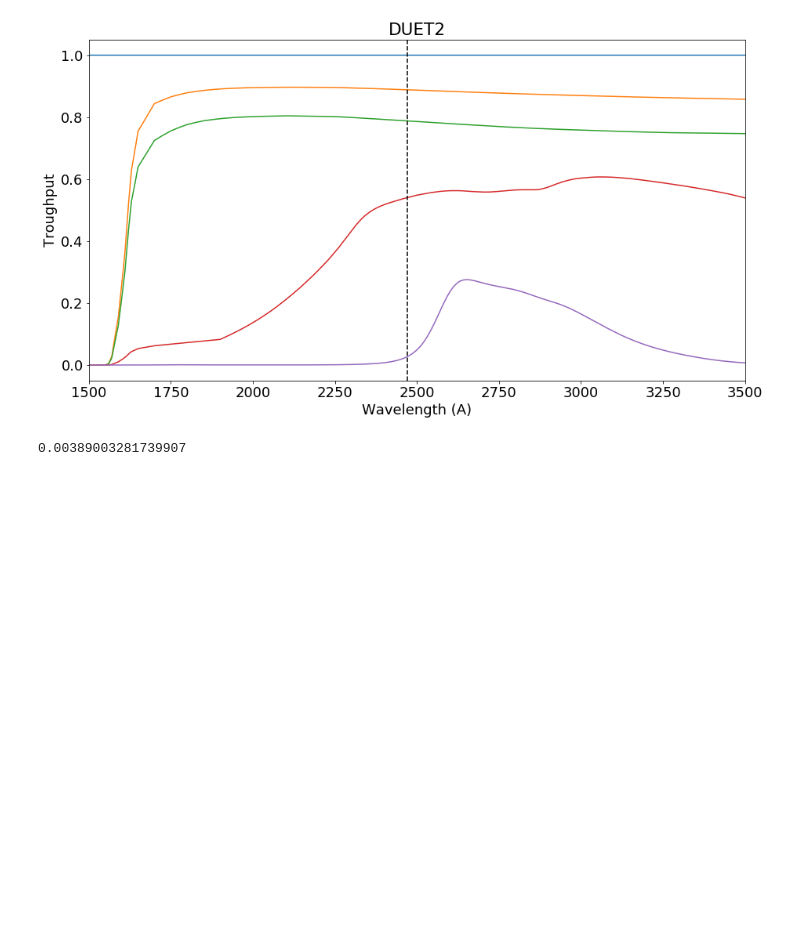
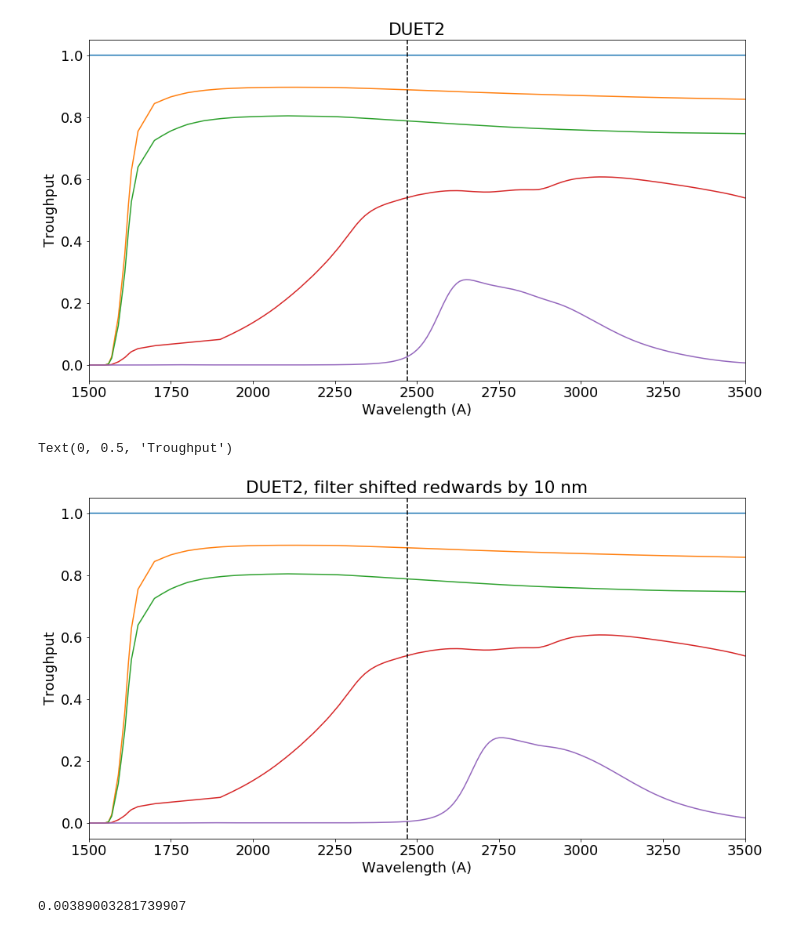
Before and after one commit to bwgref/duet-astro, a Jupyter notebook: notebooks/OII 247nm suppression.ipynb, the cells around one changed output. Cells and saved outputs as stored; diff of their text form; code cells hidden in the pictures; blank space fills up the shorter version.

Commit message:
Update to OII suppression notebook
Now shows background levels and effect of shifting DUET2 to the red.
Also fixed a minor bug in imsim_srcdetect.

```diff
--- a/notebooks/OII 247nm suppression.ipynb
+++ b/notebooks/OII 247nm suppression.ipynb
@@ -41,6 +45,8 @@ red_wave2, red_trans2 = load_redfilter(duet.bandpass_files['names'][1], filter_t
 # %% [output]
 Optics reflectivity loader
 Input file /Users/mheida/scripts/git/duet-astro/astroduet/data/mirror_coatings_20190518.csv
+# %%
+alt_wave2, alt_trans2 = red_wave2+10*u.nm, red_trans2
 # %%
 print(duet.band1)
 print(duet.band2)
@@ -62,6 +68,8 @@ flat['flux_trqf'] = apply_trans(flat['wavelength'], flat['flux_trq'], red_wave1,
 
 flat['flux_trq2'] = apply_trans(flat['wavelength'], flat['flux_tr'], qe_wave2, qe2)
 flat['flux_trqf2'] = apply_trans(flat['wavelength'], flat['flux_trq2'], red_wave2, red_trans2)
+
+flat['flux_trqf2alt'] = apply_trans(flat['wavelength'], flat['flux_trq2'], alt_wave2, alt_trans2)
 # %%
 plt.plot(flat['wavelength'], flat['flux'])
 plt.plot(flat['wavelength'], flat['flux_t'])
@@ -92,6 +100,21 @@ plt.ylabel('Troughput')
 # %% [output]
 Text(0, 0.5, 'Troughput')
 [figure]
+# %%
+plt.plot(flat['wavelength'], flat['flux'])
+plt.plot(flat['wavelength'], flat['flux_t'])
+plt.plot(flat['wavelength'], flat['flux_tr'])
+plt.plot(flat['wavelength'], flat['flux_trq2'])
+plt.plot(flat['wavelength'], flat['flux_trqf2alt'])
+
+plt.axvline(x=2470, ymin=0, ymax=1, color='black', linestyle='--')
+plt.xlim(1500, 3500)
+plt.title('DUET2, filter shifted redwards by 10 nm')
+plt.xlabel('Wavelength (A)')
+plt.ylabel('Troughput')
+# %% [output]
+Text(0, 0.5, 'Troughput')
+[figure, added]
 # %%
 # Throughput of [OII] line in filter 1:
 print(flat['flux_trqf'][flat['wavelength'].value == 2470].value[0])
```
Also changed, not shown: parts of 3 cells of this notebook, 1 other file.
